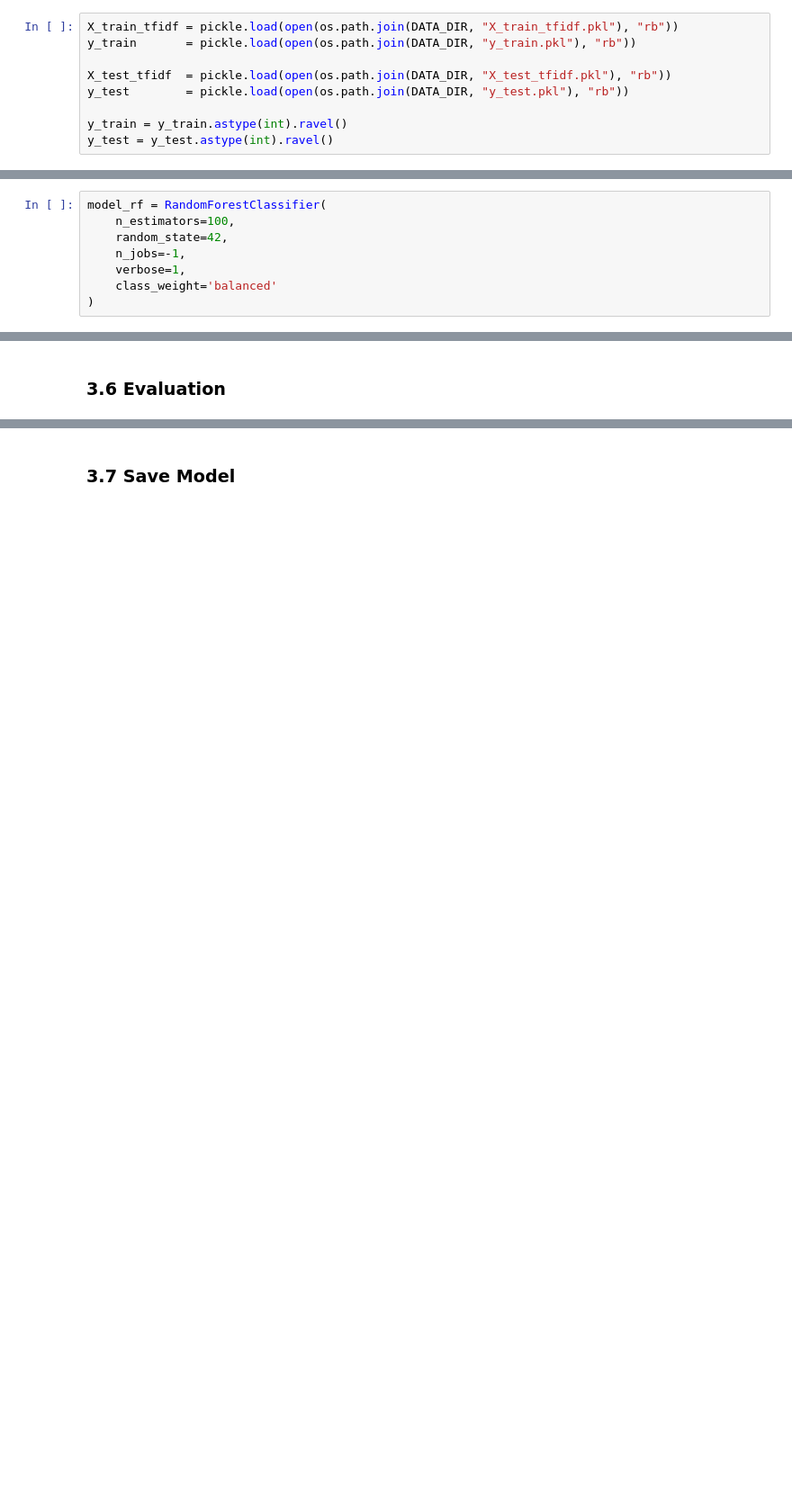
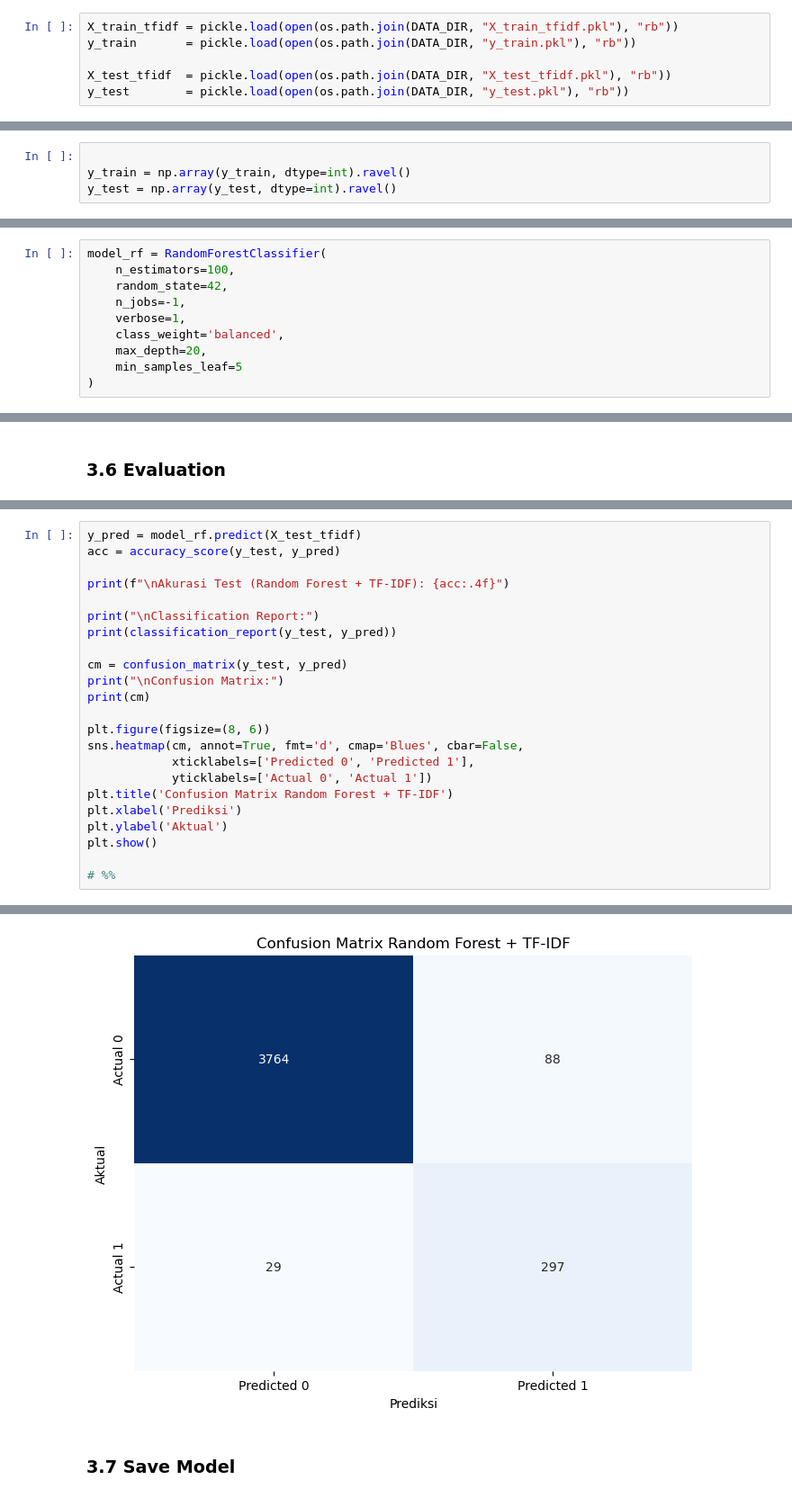
Before and after one commit to calistasalsabila/indonesian-hoax-detection-rf-rnn, a Jupyter notebook: notebook/03_modeling_tfidf_rf.ipynb, the cells around one changed output, grey strips where cells are left out. Shown: that part at 90% size. Drawn from its saved outputs; the diff is of its cells as text; blank space fills up the shorter version.

```diff
--- a/notebook/03_modeling_tfidf_rf.ipynb
+++ b/notebook/03_modeling_tfidf_rf.ipynb
@@ -19,6 +22,3 @@ y_train       = pickle.load(open(os.path.join(DATA_DIR, "y_train.pkl"), "rb"))
 
 X_test_tfidf  = pickle.load(open(os.path.join(DATA_DIR, "X_test_tfidf.pkl"), "rb"))
 y_test        = pickle.load(open(os.path.join(DATA_DIR, "y_test.pkl"), "rb"))
-
-y_train = y_train.astype(int).ravel()
-y_test = y_test.astype(int).ravel()
@@ -25,3 +27,7 @@ y_test = y_test.astype(int).ravel()
+# %%
+
+y_train = np.array(y_train, dtype=int).ravel()
+y_test = np.array(y_test, dtype=int).ravel()
 # %% [markdown]
 ### 3.3 Check Array Dimension
 # %%
@@ -38,7 +44,9 @@ model_rf = RandomForestClassifier(
     random_state=42,
     n_jobs=-1,
     verbose=1,
-    class_weight='balanced'
+    class_weight='balanced',
+    max_depth=20,
+    min_samples_leaf=5
 )
 # %% [markdown]
 ### 3.5 Training
@@ -77,0 +89,24 @@ weighted avg       0.98      0.98      0.98      4120
+# %%
+y_pred = model_rf.predict(X_test_tfidf)
+acc = accuracy_score(y_test, y_pred)
+
+print(f"\nAkurasi Test (Random Forest + TF-IDF): {acc:.4f}")
+
+print("\nClassification Report:")
+print(classification_report(y_test, y_pred))
+
+cm = confusion_matrix(y_test, y_pred)
+print("\nConfusion Matrix:")
+print(cm)
+
+plt.figure(figsize=(8, 6))
+sns.heatmap(cm, annot=True, fmt='d', cmap='Blues', cbar=False,
+            xticklabels=['Predicted 0', 'Predicted 1'],
+            yticklabels=['Actual 0', 'Actual 1'])
+plt.title('Confusion Matrix Random Forest + TF-IDF')
+plt.xlabel('Prediksi')
+plt.ylabel('Aktual')
+plt.show()
+
+# %%
+# %% [output]
@@ -78,3 +132,4 @@ weighted avg       0.98      0.98      0.98      4120
+[figure, added]
 # %% [markdown]
 ### 3.7 Save Model
 # %%
```
Also changed, not shown: parts of 8 cells of this notebook, 6 other files.
